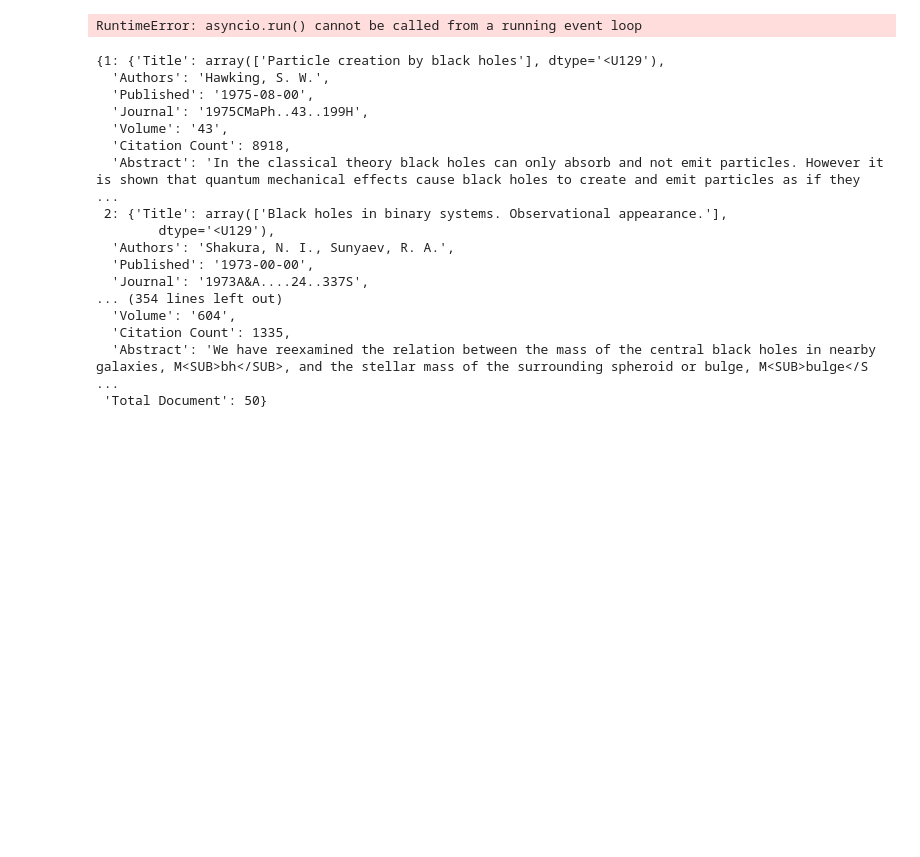
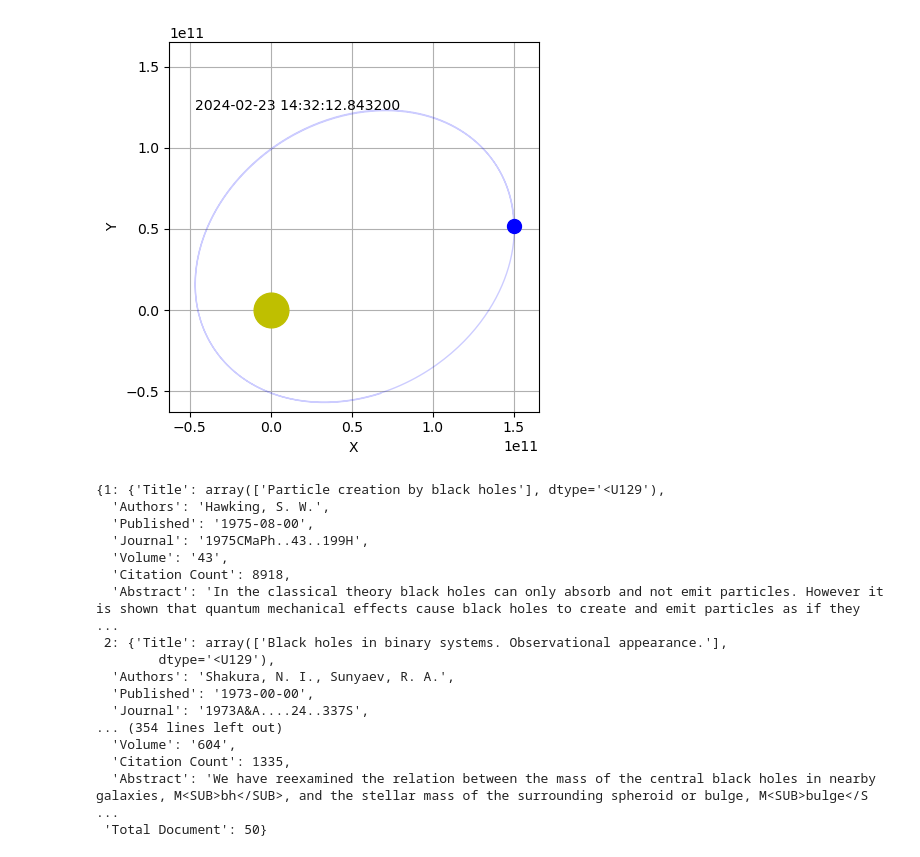
Before and after one commit to EsatAkkasoglu/AstroBot42, a Jupyter notebook: denemeler/test.ipynb, the cells around one changed output. Cells and saved outputs as stored; diff of their text form; code cells hidden in the pictures; blank space fills up the shorter version.

```diff
--- a/denemeler/test.ipynb
+++ b/denemeler/test.ipynb
@@ -2,48 +2,32 @@
 #kullanım
 bot = AstroBot()
 results = bot.ads_searching("black hole", 50,sort_type="Citation")
-# %%
-import requests
-from bs4 import BeautifulSoup
-from datetime import datetime
-
-def get_latest_image_url(date: datetime) -> list:
-    """Get the URL of the latest image from a given date on SDO gsfc.
-    Args:
-        date: The date for which to retrieve the latest image.
-    Returns:
-        A list of URLs for the latest images of specified types, or an empty list if no images are found.
-    """
-    base_url = "https://sdo.gsfc.nasa.gov/assets/img/browse/"
-    date_str = date.strftime('%Y/%m/%d')
-    directory_url = f"{base_url}{date_str}/"
-    response = requests.get(directory_url)
-    if response.status_code == 200:
-        soup = BeautifulSoup(response.content, 'html.parser')
-        links = soup.find_all('a')
-
-        image_types = ["2048_0193", "2048_0171", "2048_0304", "2048_HMIIC", "2048_211193171", "2048_HMIBC","2048_HMIB","2048_1700"]
-        latest_images = []
-
-        for image_type in image_types:
-            image_links = [link.get('href') for link in links if image_type in link.get('href')]
-            if image_links:
-                # Sort and take the latest image link of this type
-                latest_image_link = sorted(image_links)[-1]
-                latest_images.append(f"{directory_url}{latest_image_link}")
-
-    return latest_images
-
-# Example usage
-now = datetime.utcnow()
-latest_image_urls = get_latest_image_url(now)
-if latest_image_urls:
-    for url in latest_image_urls:
-        print("Latest image URL:", url)
-else:
-    print("Failed to retrieve the latest images.")
-# %% [output]
-RuntimeError: asyncio.run() cannot be called from a running event loop
+# %%
+from gravitational.simulation import Simulation
+
+# create Simulation object
+sim = Simulation()
+
+# Add first body
+b1 = sim.add_body(name='Star',
+                  color='y',
+                  size=25,
+                  mass=2e30,
+                  position=(0, 0),
+                  velocity=(0, 0))
+
+# Add second body
+b2 = sim.add_body(name='Planet',
+                  color='b',
+                  size=10,
+                  mass=6e24,
+                  position=(1.5e11, 0.5e11),
+                  velocity=(0, 20000))
+
+# play the simulation
+sim.play(dim='2d', path=True)
+# %% [output]
+[figure, added]
 # %%
 from pprint import pprint
 (results)
```
Also changed, not shown: 34 other files.
